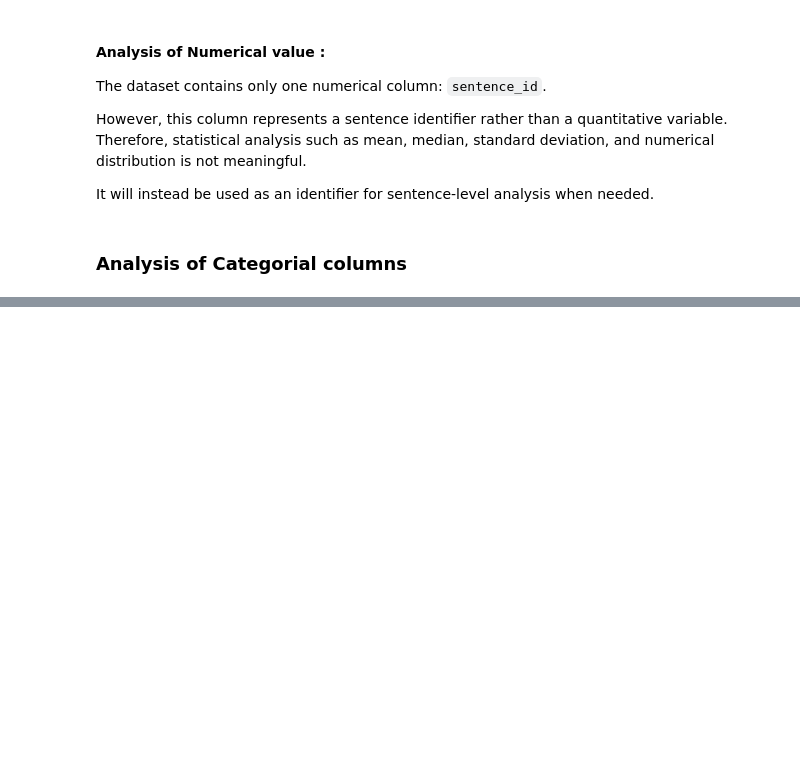
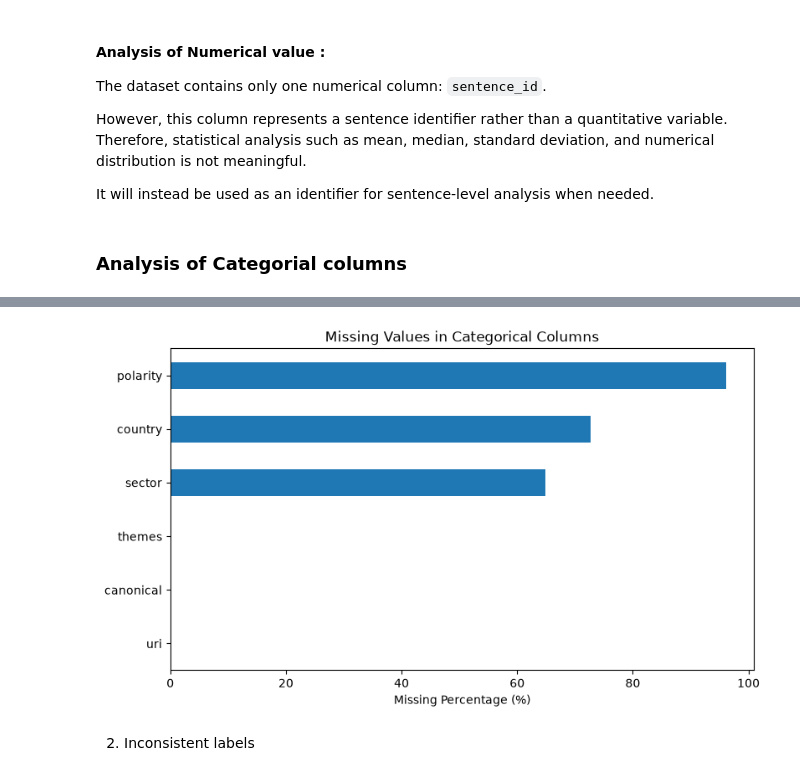
Before and after one commit to R00tXyz-0/wowool, a Jupyter notebook: Exploration/EDA.ipynb, the cells around one changed output, grey strips where cells are left out. Cells and saved outputs as stored; diff of their text form; code cells hidden in the pictures; blank space fills up the shorter version.

```diff
--- a/Exploration/EDA.ipynb
+++ b/Exploration/EDA.ipynb
@@ -255,0 +195,10 @@ print(f"{df['canonical'].isna().sum()} duplicate")
+# %%
+missing_cat = pd.DataFrame({
+    "missing_count": df[cat_cols].isna().sum(),
+    "missing_percentage": df[cat_cols].isna().mean() * 100
+})
+
+missing_cat.sort_values(
+    "missing_percentage",
+    ascending=False
+)
@@ -255,0 +213,13 @@ print(f"{df['canonical'].isna().sum()} duplicate")
+# %%
+missing_cat["missing_percentage"].sort_values().plot(
+    kind="barh",
+    figsize=(9, 5)
+)
+
+plt.title("Missing Values in Categorical Columns")
+plt.xlabel("Missing Percentage (%)")
+plt.show()
+# %% [output]
+[figure, added]
+# %% [markdown]
+2. Inconsistent labels
```
Also changed, not shown: parts of 58 cells of this notebook.
